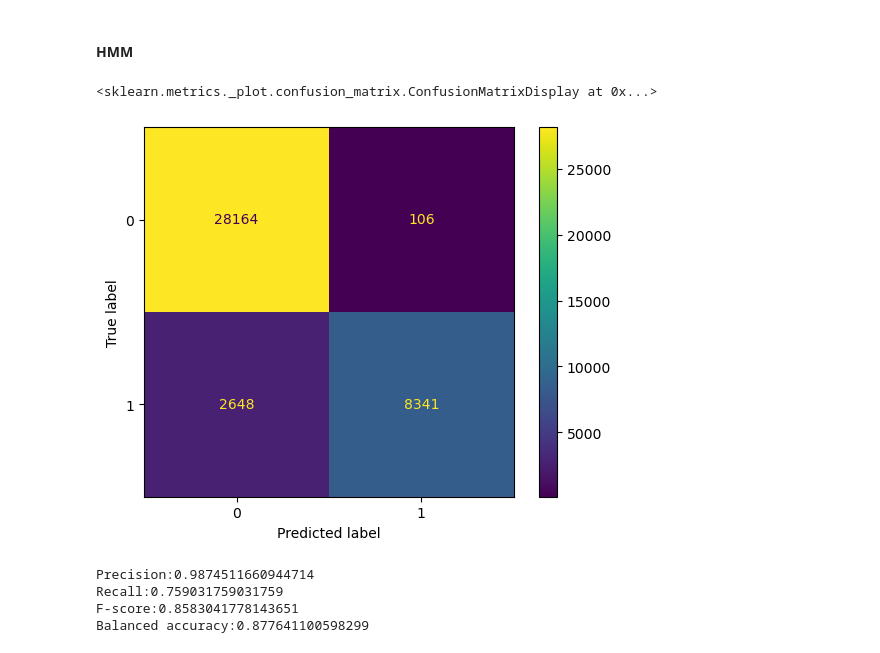
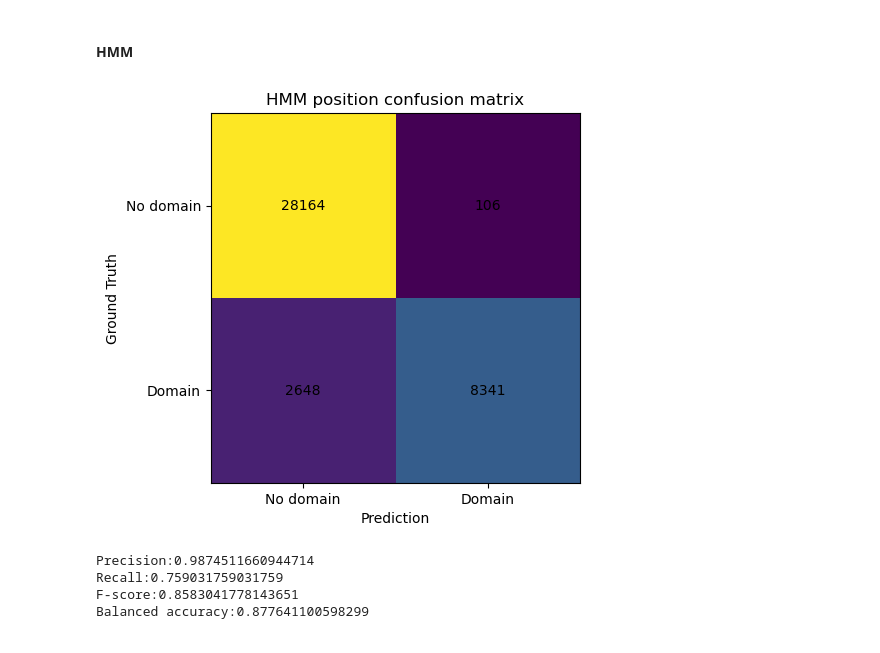
Before and after one commit to Elisa-blip/Bio_Data_Final_Project, a Jupyter notebook: Final_project_code.ipynb, the cells around one changed output. Cells and saved outputs as stored; diff of their text form; code cells hidden in the pictures.

```diff
--- a/Final_project_code.ipynb
+++ b/Final_project_code.ipynb
@@ -443,5 +441,14 @@ for index,row in merged_data.iterrows():
 res_pssm_matrix=np.array([[tn,fp],[fn,tp]])
 # %%
 # Display confusion matrix
-ConfusionMatrixDisplay(res_pssm_matrix).plot()
+fig,ax=plt.subplots(1)
+ax.imshow(res_pssm_matrix)
+for (j,i),label in np.ndenumerate(res_pssm_matrix):
+    ax.text(i,j,label,ha='center',va='center')
+ax.set_xlabel('Prediction')
+ax.set_ylabel('Ground Truth')
+ax.set_title('PSSM position confusion matrix')
+ax.set_xticks(ticks=[0,1],labels=['No domain','Domain'])
+ax.set_yticks(ticks=[0,1],labels=['No domain','Domain'])
+fig.savefig('Figures/2_position_pssm.png')
 # %% [output]
@@ -486,10 +492,18 @@ for index,row in merged_data.iterrows():
                 tn += 1
 res_hmm_matrix=np.array([[tn,fp],[fn,tp]])
 # %%
-ConfusionMatrixDisplay(res_hmm_matrix).plot()
+fig,ax=plt.subplots(1)
+ax.imshow(res_hmm_matrix)
+for (j,i),label in np.ndenumerate(res_hmm_matrix):
+    ax.text(i,j,label,ha='center',va='center')
+ax.set_xlabel('Prediction')
+ax.set_ylabel('Ground Truth')
+ax.set_title('HMM position confusion matrix')
+ax.set_xticks(ticks=[0,1],labels=['No domain','Domain'])
+ax.set_yticks(ticks=[0,1],labels=['No domain','Domain'])
+fig.savefig('Figures/2_position_hmm.png')
 # %% [output]
-<sklearn.metrics._plot.confusion_matrix.ConfusionMatrixDisplay at 0x...>
-[figure, old version]
+[figure, new version]
 # %%
 # Compute statistics
 print('Precision:{}'.format(tp/(tp+fp)))
```
Also changed, not shown: parts of 32 cells of this notebook.
